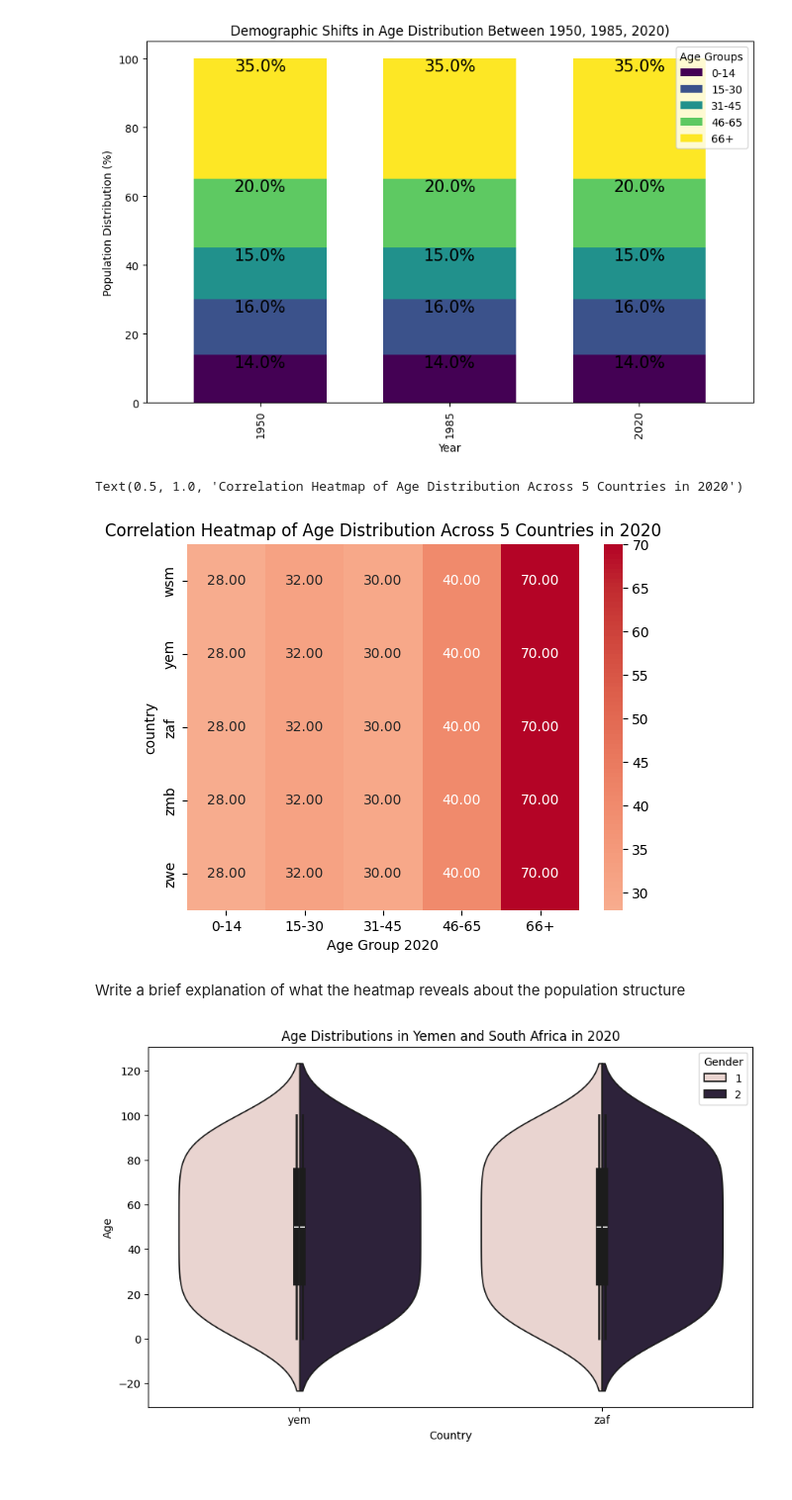
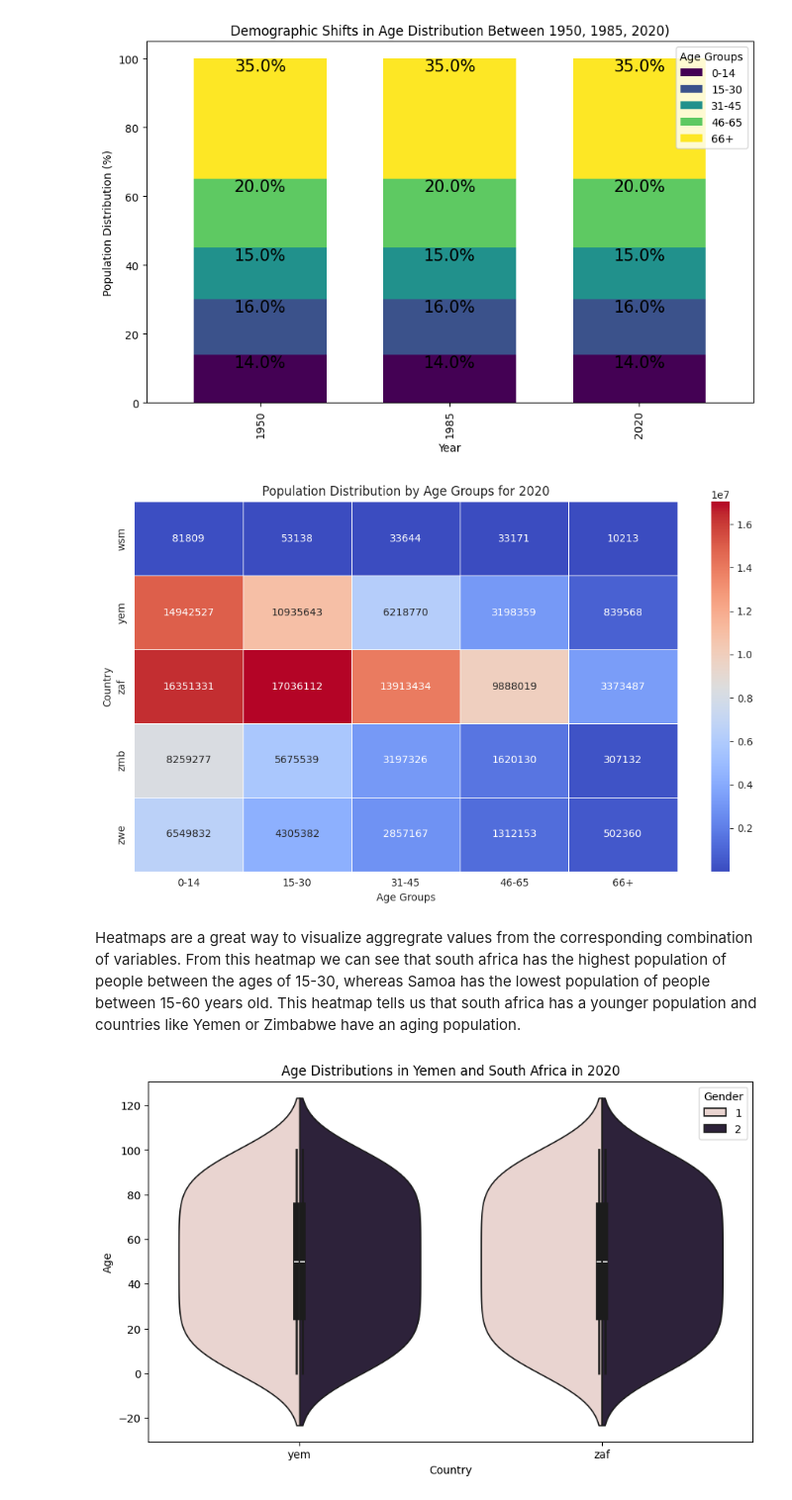
Before and after one commit to UCSF-DataSci/07-visualization-anagasuri, a Jupyter notebook: visualization.ipynb, the cells around one changed output. Shown: that part at 99% size. Saved outputs shown, nothing was run; the diff lists cells and outputs as text; code cells hidden in the pictures.

Commit message:
complete project + country files

```diff
--- a/visualization.ipynb
+++ b/visualization.ipynb
@@ -97,28 +97,32 @@ See the caveats in the documentation: https://pandas.pydata.org/pandas-docs/stab
 # %%
 # Create a heatmap showing the population distribution across age groups (0-14, 15-30, 31-45, 46-65, 66+) and country for 5 countries of your choice in a specific year.
 
-ageDist = [0, 14, 30, 45, 65, float('inf')]
-ageLabels = ['0-14', '15-30', '31-45', '46-65', '66+']
+countries = ['wsm', 'yem', 'zaf', 'zmb', 'zwe']
+ageDistHeat = [0, 15, 31, 46, 66, float('inf')]  # Corrected bins for pd.cut
+heatLabels = ['0-14', '15-30', '31-45', '46-65', '66+']  # Corrected labels
+specificYear = 2020
 
-specifyYear = df[df['year'] == 2020].copy() # filter for just 2020
+# Filter DataFrame for the specific year and countries
+dfYearCountry = df[(df['year'] == specificYear) & (df['country'].isin(countries))]
 
-# create new column Age Group 2020 based on age column
-specifyYear.loc[:,'Age Group 2020'] = pd.cut(specifyYear['age'], bins=ageDist, labels=ageLabels)
+# Create Age Group column
+dfYearCountry.loc[:, 'Age Group'] = pd.cut(dfYearCountry['age'], ageDistHeat, labels=heatLabels, right=False)
 
-# have to create contingency table as we are looking at 2 categorical columns
-contingencyTable = pd.crosstab(specifyYear['country'], specifyYear['Age Group 2020'])
+# Grouping data for heatmap
+heatmapData = dfYearCountry.groupby(['country', 'Age Group'])['population'].sum().unstack(fill_value=0)
 
-ageCountryDist = sns.heatmap(contingencyTable,
-            annot=True,
-            cmap='coolwarm',
-            center=0,
-            fmt='.2f')
-
-ageCountryDist.set_title('Correlation Heatmap of Age Distribution Across 5 Countries in 2020')
+# Create the heatmap
+plt.figure(figsize=(10, 6))
+sns.set_style("whitegrid")
+sns.heatmap(heatmapData, annot=True, cmap='coolwarm', fmt='d', linewidths=.5)
+plt.title('Population Distribution by Age Groups for 2020')
+plt.xlabel('Age Groups')
+plt.ylabel('Country')
+plt.tight_layout()
+plt.show()
 # %% [output]
-Text(0.5, 1.0, 'Correlation Heatmap of Age Distribution Across 5 Countries in 2020')
-[figure, old version]
+[figure, new version]
-# %% [markdown]
-Write a brief explanation of what the heatmap reveals about the population structure
+# %% [markdown]
+Heatmaps are a great way to visualize aggregrate values from the corresponding combination of variables. From this heatmap we can see that south africa has the highest population of people between the ages of 15-30, whereas Samoa has the lowest population of people between 15-60 years old. This heatmap tells us that south africa has a younger population and countries like Yemen or Zimbabwe have an aging population.
 # %%
 # 2. Create a pair of violin plots comparing the age distributions between two countries in 2020, separated by gender.
```
Also changed, not shown: parts of 6 cells of this notebook, 5 other files.
